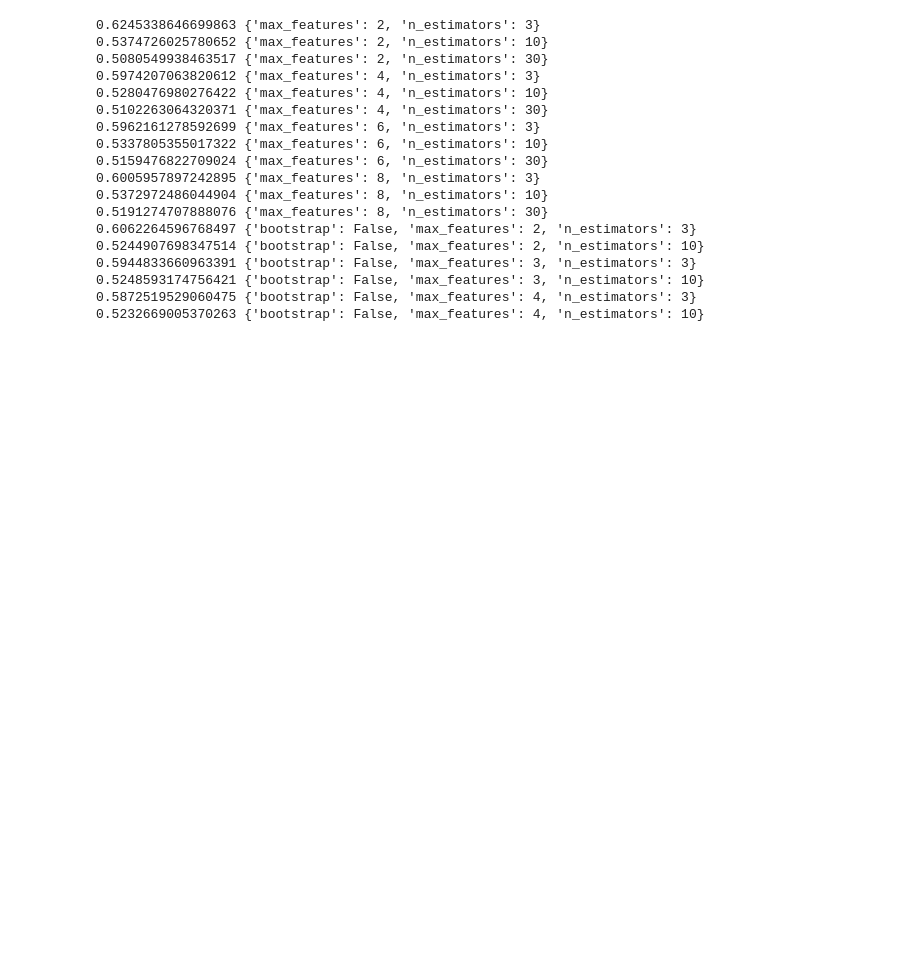
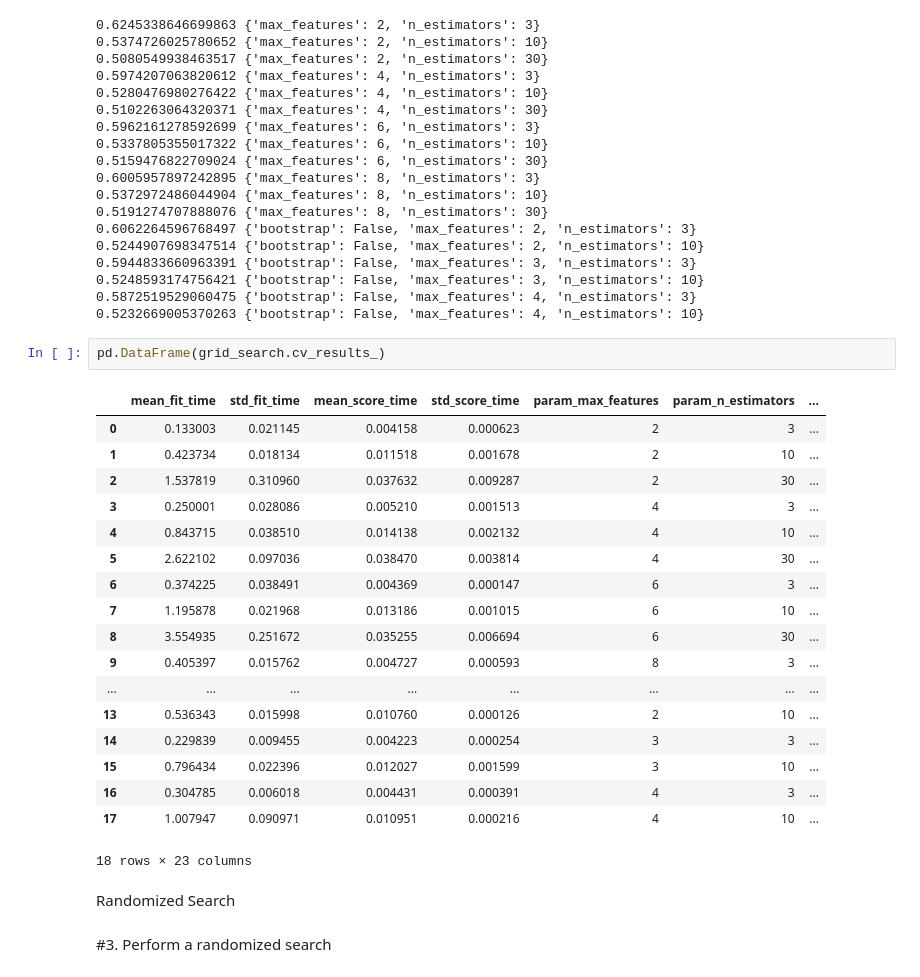
Before and after one commit to MaryWagura/Houses_Prices_Predictions, a Jupyter notebook: lab_3_Grid_Search.ipynb, the cells around one changed output. Cells and saved outputs as stored; diff of their text form; blank space fills up the shorter version.

```diff
--- a/lab_3_Grid_Search.ipynb
+++ b/lab_3_Grid_Search.ipynb
@@ -97,3 +97,28 @@ for mean_score, params in zip(cvres["mean_test_score"], cvres["params"]):
 0.5248593174756421 {'bootstrap': False, 'max_features': 3, 'n_estimators': 10}
 0.5872519529060475 {'bootstrap': False, 'max_features': 4, 'n_estimators': 3}
 0.5232669005370263 {'bootstrap': False, 'max_features': 4, 'n_estimators': 10}
+# %%
+pd.DataFrame(grid_search.cv_results_)
+# %% [output]
+|  | mean_fit_time | std_fit_time | mean_score_time | std_score_time | param_max_features | param_n_estimators | ... |
+| 0 | 0.133003 | 0.021145 | 0.004158 | 0.000623 | 2 | 3 | ... |
+| 1 | 0.423734 | 0.018134 | 0.011518 | 0.001678 | 2 | 10 | ... |
+| 2 | 1.537819 | 0.310960 | 0.037632 | 0.009287 | 2 | 30 | ... |
+| 3 | 0.250001 | 0.028086 | 0.005210 | 0.001513 | 4 | 3 | ... |
+| 4 | 0.843715 | 0.038510 | 0.014138 | 0.002132 | 4 | 10 | ... |
+| 5 | 2.622102 | 0.097036 | 0.038470 | 0.003814 | 4 | 30 | ... |
+| 6 | 0.374225 | 0.038491 | 0.004369 | 0.000147 | 6 | 3 | ... |
+| 7 | 1.195878 | 0.021968 | 0.013186 | 0.001015 | 6 | 10 | ... |
+| 8 | 3.554935 | 0.251672 | 0.035255 | 0.006694 | 6 | 30 | ... |
+| 9 | 0.405397 | 0.015762 | 0.004727 | 0.000593 | 8 | 3 | ... |
+| ... | ... | ... | ... | ... | ... | ... | ... |
+| 13 | 0.536343 | 0.015998 | 0.010760 | 0.000126 | 2 | 10 | ... |
+| 14 | 0.229839 | 0.009455 | 0.004223 | 0.000254 | 3 | 3 | ... |
+| 15 | 0.796434 | 0.022396 | 0.012027 | 0.001599 | 3 | 10 | ... |
+| 16 | 0.304785 | 0.006018 | 0.004431 | 0.000391 | 4 | 3 | ... |
+| 17 | 1.007947 | 0.090971 | 0.010951 | 0.000216 | 4 | 10 | ... |
+18 rows × 23 columns
+# %% [markdown]
+Randomized Search
+# %% [markdown]
+#3. Perform a randomized search
```
Also changed, not shown: parts of 16 cells of this notebook, 1 other file.
